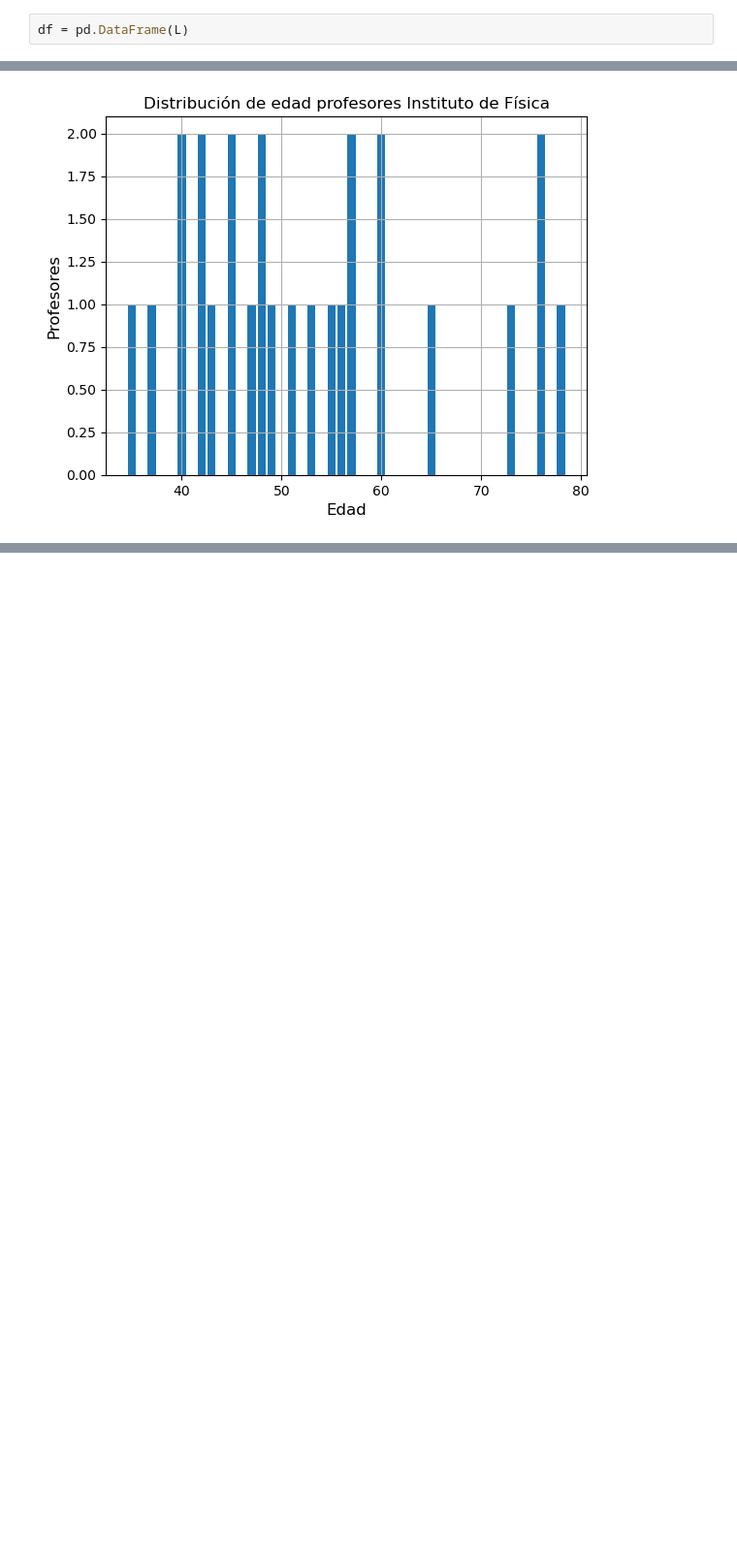
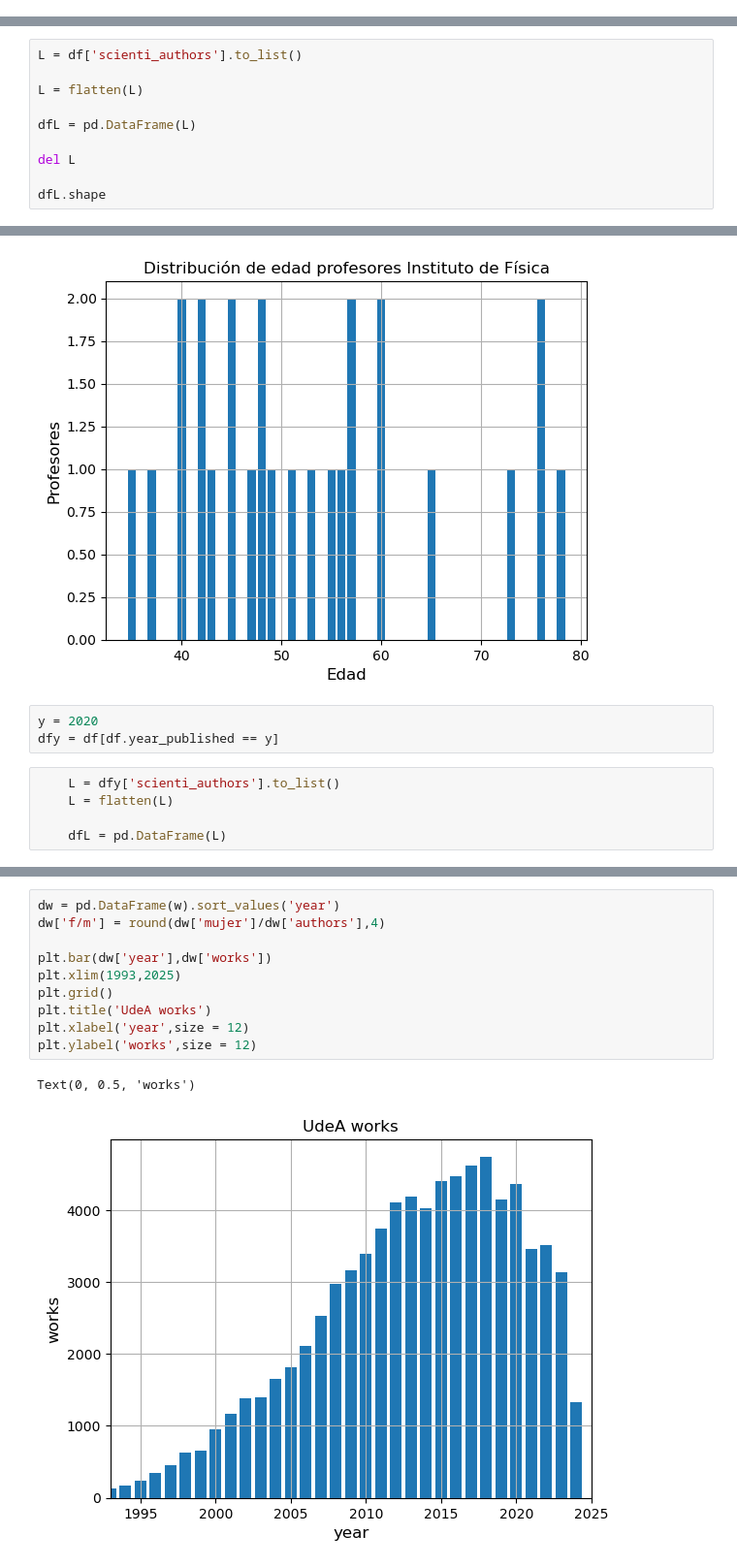
Before and after one commit to restrepo/udea.ipynb, a Jupyter notebook: udea.ipynb, the cells around one changed output, grey strips where cells are left out. Shown at 97% size. Cells and saved outputs as stored; diff of their text form; blank space fills up the shorter version.

```diff
--- a/udea.ipynb
+++ b/udea.ipynb
@@ -115,2 +109,0 @@ L = flatten(L)
-# %%
-df = pd.DataFrame(L)
@@ -123 +110,11 @@ df.shape
+# %%
+L = df['scienti_authors'].to_list()
+
+L = flatten(L)
+
+dfL = pd.DataFrame(L)
+
+del L
+
+dfL.shape
 # %%
@@ -314,3 +309,11 @@ plt.title('Distribución de edad profesores Instituto de Física')
 plt.grid()
 # %% [output]
 [figure]
+# %%
+y = 2020
+dfy = df[df.year_published == y]
+# %%
+    L = dfy['scienti_authors'].to_list()
+    L = flatten(L)
+
+    dfL = pd.DataFrame(L)
@@ -316,0 +431,13 @@ plt.grid()
+# %%
+dw = pd.DataFrame(w).sort_values('year')
+dw['f/m'] = round(dw['mujer']/dw['authors'],4)
+
+plt.bar(dw['year'],dw['works'])
+plt.xlim(1993,2025)
+plt.grid()
+plt.title('UdeA works')
+plt.xlabel('year',size = 12)
+plt.ylabel('works',size = 12)
+# %% [output]
+Text(0, 0.5, 'works')
+[figure, added]
```
Also changed, not shown: parts of 18 cells of this notebook.
